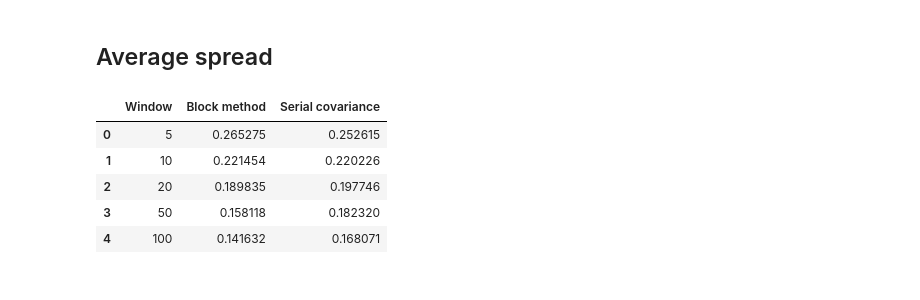
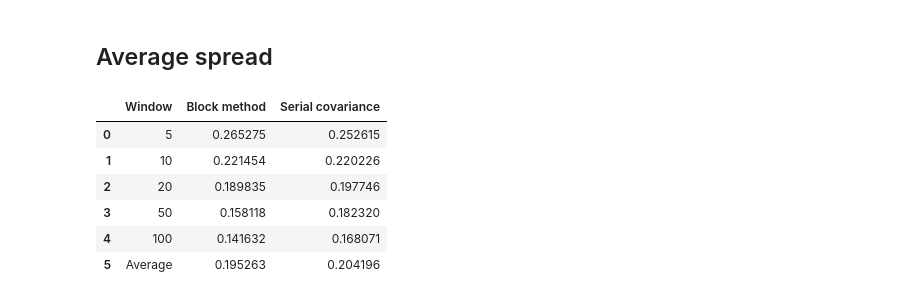
Before and after one commit to ivanna1030/trading, a Jupyter notebook: Effective Spread.ipynb, the cells around one changed output. Saved outputs shown, nothing was run; the diff lists cells and outputs as text; code cells hidden in the pictures.

Commit message:
general average

```diff
--- a/Effective Spread.ipynb
+++ b/Effective Spread.ipynb
@@ -163,15 +163,16 @@ with pd.option_context('display.max_columns', None):
 ## Average spread
 # %%
 average_spread_df = pd.DataFrame({
-    'Window': windows,
-    'Block method': [df_block[f"spread{window}"].mean() for window in windows],
-    'Serial covariance': [df_serial[f"spread{window}"].mean() for window in windows]
+    'Window': windows + ['Average'],
+    'Block method': [df_block[f"spread{window}"].mean() for window in windows] + [np.mean([df_block[f"spread{window}"].mean() for window in windows])],
+    'Serial covariance': [df_serial[f"spread{window}"].mean() for window in windows] + [np.mean([df_serial[f"spread{window}"].mean() for window in windows])]
 })
 average_spread_df
 # %% [output]
 |  | Window | Block method | Serial covariance |
 | 0 | 5 | 0.265275 | 0.252615 |
 | 1 | 10 | 0.221454 | 0.220226 |
 | 2 | 20 | 0.189835 | 0.197746 |
 | 3 | 50 | 0.158118 | 0.182320 |
 | 4 | 100 | 0.141632 | 0.168071 |
+| 5 | Average | 0.195263 | 0.204196 |
```
